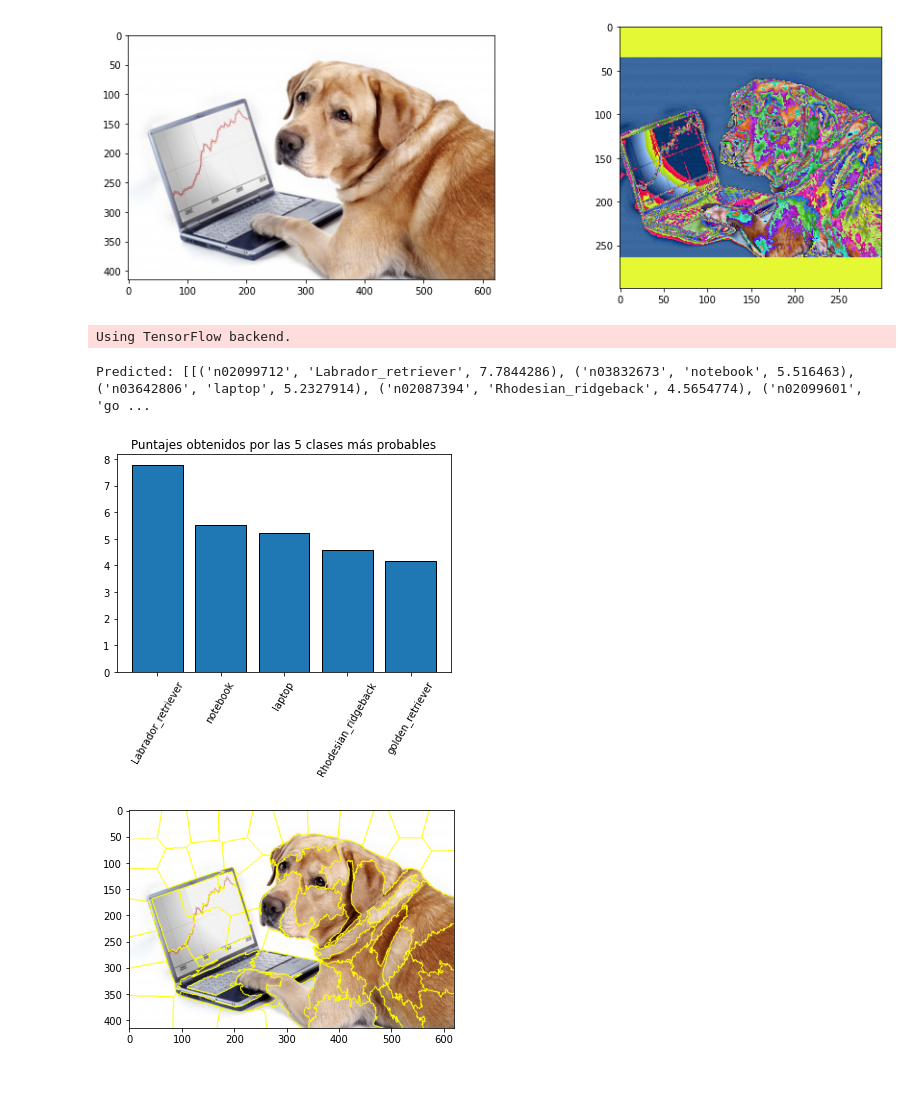
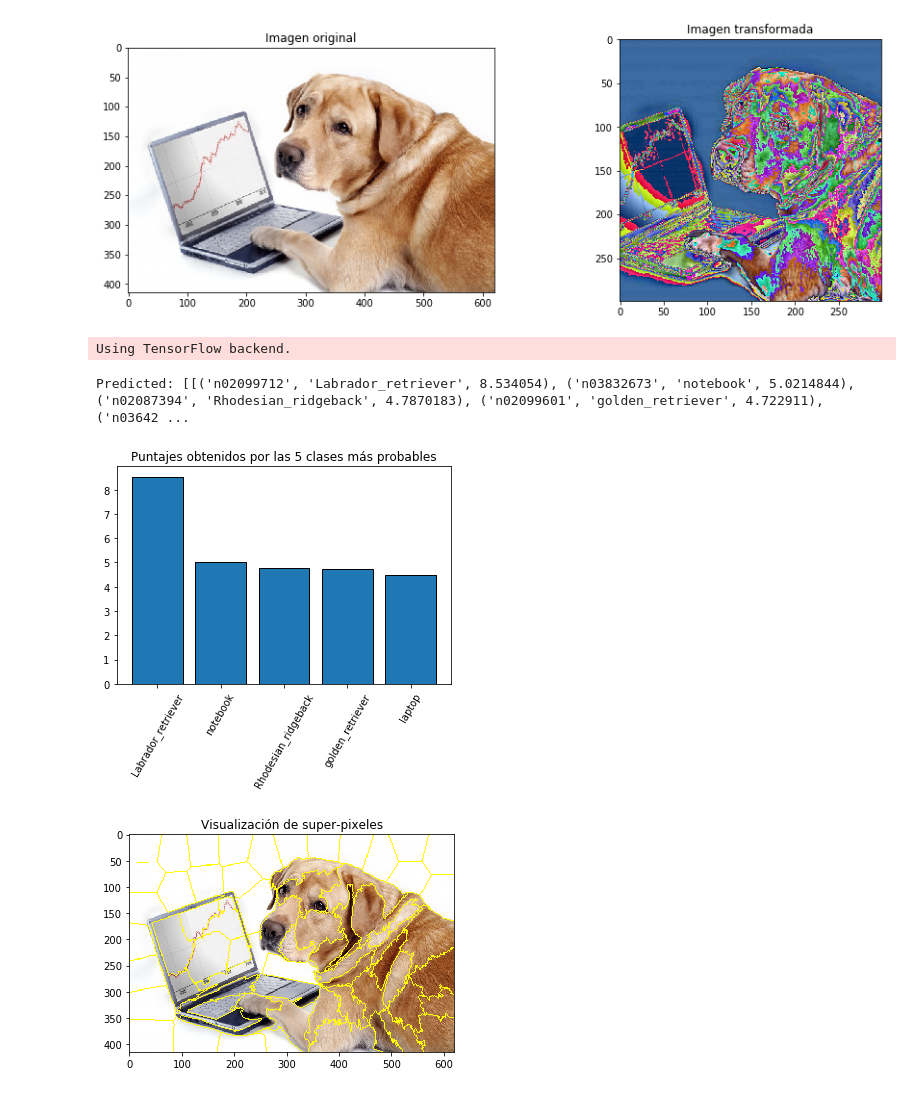
Before and after one commit to pedropereze/Tarea-2, a Jupyter notebook: tarea2.ipynb, the cells around one changed output. Drawn from its saved outputs; the diff is of its cells as text; code cells hidden in the pictures.

```diff
--- a/tarea2.ipynb
+++ b/tarea2.ipynb
@@ -13,24 +10,26 @@ Saving P3_example.jpg to P3_example (3).jpg
 # %%
 #Se importa la imagen y se le hacen las transformaciones correspondientes
 
 
-transform = transforms.Compose([transforms.Resize(229),
+transform = transforms.Compose([transforms.Resize(299),
                                 transforms.CenterCrop(299),
                                 transforms.ToTensor(),
                                 transforms.Normalize(mean=[0.485, 0.456, 0.406],
                                   std=[0.229, 0.224, 0.225])])
 
 img=Image.open('P3_example.jpg').convert('RGB')
 img_t=transform(img)
 
 plt.figure(figsize=(15,5))
 plt.subplot(1,2,1)
+plt.title('Imagen original')
 plt.imshow(img)
 plt.subplot(1,2,2)
+plt.title('Imagen transformada')
 plt.imshow(transforms.ToPILImage()(img_t))
 plt.show()
 # %% [output]
-[figure, old version]
+[figure, new version]
 # %%
 from keras.applications.inception_v3 import InceptionV3
 from keras.applications.imagenet_utils import decode_predictions
@@ -56,8 +55,8 @@ print('Predicted:', decode_predictions(preds.detach().numpy(), top=10))
 labels=[]
 scores=np.zeros(5)
 for i in range(5):
-  labels.append(decode_predictions(preds.detach().numpy(), top=10)[0][i][1])
-  scores[i]=decode_predictions(preds.detach().numpy(), top=10)[0][i][2]
+    labels.append(decode_predictions(preds.detach().numpy(), top=10)[0][i][1])
+    scores[i]=decode_predictions(preds.detach().numpy(), top=10)[0][i][2]
 
 plt.bar(range(5), scores, edgecolor='black')
 
@@ -65,8 +64,8 @@ plt.xticks(range(5), labels, rotation=60)
 plt.title("Puntajes obtenidos por las 5 clases más probables")
 plt.show()
 # %% [output]
-Predicted: [[('n02099712', 'Labrador_retriever', 7.7844286), ('n03832673', 'notebook', 5.516463), ('n03642806', 'laptop', 5.2327914), ('n02087394', 'Rhodesian_ridgeback', 4.5654774), ('n02099601', 'go ...
+Predicted: [[('n02099712', 'Labrador_retriever', 8.534054), ('n03832673', 'notebook', 5.0214844), ('n02087394', 'Rhodesian_ridgeback', 4.7870183), ('n02099601', 'golden_retriever', 4.722911), ('n03642 ...
-[figure, old version]
+[figure, new version]
 # %%
 from skimage.segmentation import slic
 #Crea el slic pedido, arreglo 299 x 299
@@ -81,11 +80,11 @@ slic = slic(img, n_segments=80)
 
 plt.figure
 plt.imshow(segmentation.mark_boundaries(img, slic))
-
+plt.title('Visualización de super-pixeles')
 
 plt.show()
 # %% [output]
-[figure, old version]
+[figure, new version]
 # %%
 #Crear perturbaciones
 
```
Also changed, not shown: parts of 17 cells of this notebook, 8 other files.
